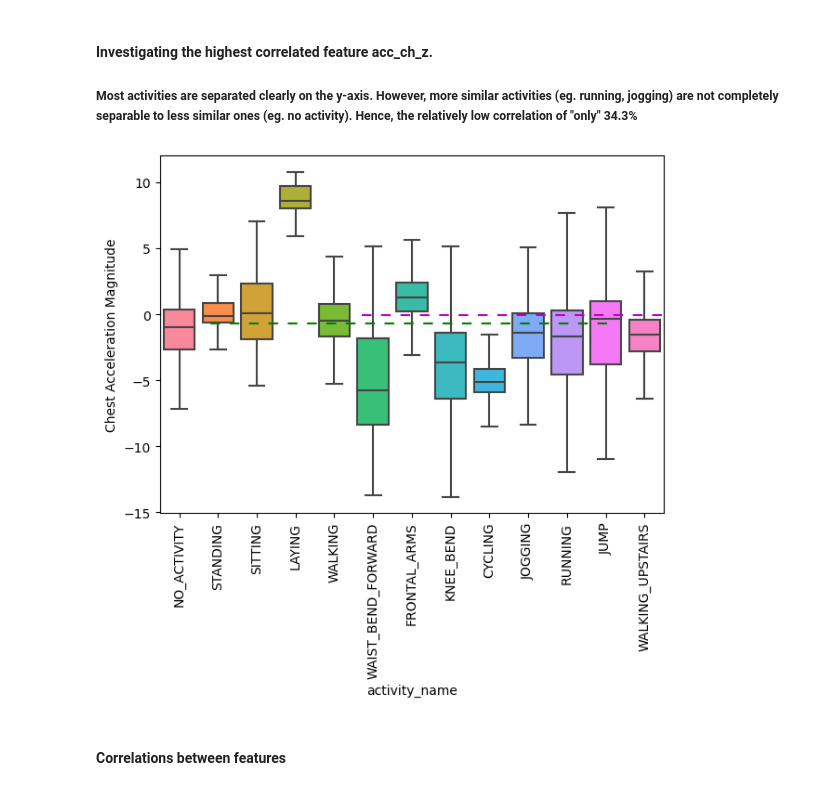
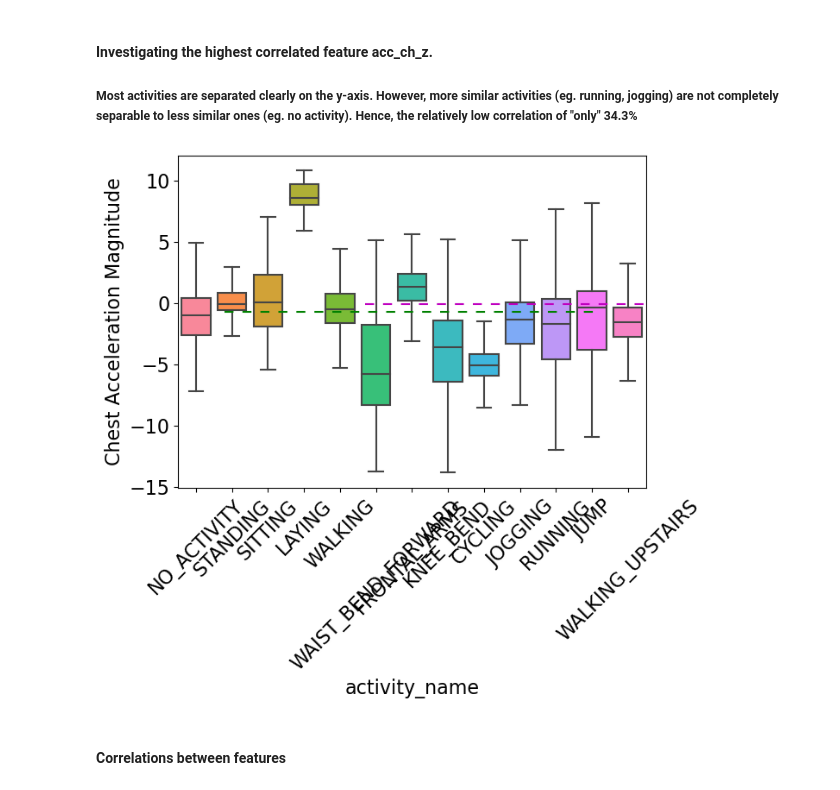
Before and after one commit to dimtsiamouras/measuring_bias_thesis, a Jupyter notebook: Exploratory Data Analysis.ipynb, the cells around one changed output. Cells and saved outputs as stored; diff of their text form; code cells hidden in the pictures.

```diff
--- a/Exploratory Data Analysis.ipynb
+++ b/Exploratory Data Analysis.ipynb
@@ -457,7 +579,7 @@ hand_temperature and chest_temperature: 0.7575141282482154
 ### - Dataset 2: UCI-HAR
 # %%
 #begin by loading the features
-path = '../human+activity+recognition+using+smartphones/UCI HAR Dataset/'
+path = './human+activity+recognition+using+smartphones/UCI HAR Dataset/'
 
 features = list()
 with open(path + 'features.txt') as f:
@@ -775,7 +939,7 @@ activity_mapping = {0: 'NO_ACTIVITY', 1: 'STANDING', 2: 'SITTING', 3: 'LAYING',
                     10: 'JOGGING', 11: 'RUNNING', 12: 'JUMP'}
 # %%
 for i in range(1, 11):
-    df_s = pd.read_csv(f'../mhealth+dataset/MHEALTHDATASET/mHealth_subject{i}.log', header=None, sep='\t')
+    df_s = pd.read_csv(f'./mhealth+dataset/MHEALTHDATASET/mHealth_subject{i}.log', header=None, sep='\t')
     df_s = df_s.loc[:, [0, 1, 2, 3, 4, 5, 6, 7, 8, 9, 10, 11, 12, 13, 14, 15, 16, 17, 18, 19, 20, 21, 22, 23]].rename(columns= {
         0: 'acc_ch_x',
         1: 'acc_ch_y',
@@ -985,16 +1178,22 @@ mag_rw_y: Correlation = 0.0754106050135653
 #### Investigating the highest correlated feature acc_ch_z.
 ##### Most activities are separated clearly on the y-axis. However, more similar activities (eg. running, jogging) are not completely separable to less similar ones (eg. no activity). Hence, the relatively low correlation of "only" 34.3%
 # %%
-plt.figure(figsize=(7,5))
+import matplotlib.pyplot as plt
+import seaborn as sns
+
+plt.figure(figsize=(7, 5))
 df_mhealth['activity_name'] = df_mhealth['activity_id'].map(activity_mapping)
-sns.boxplot(x='activity_name', y='acc_ch_z',data=df_mhealth, showfliers=False, saturation=1)
+sns.boxplot(x='activity_name', y='acc_ch_z', data=df_mhealth, showfliers=False, saturation=1)
 plt.ylabel('Chest Acceleration Magnitude')
-plt.axhline(y=-0.7, xmin=0.1, xmax=0.9,dashes=(5,5), c='g')
-plt.axhline(y=-0.05, xmin=0.4, dashes=(5,5), c='m')
-plt.xticks(rotation=90)
+plt.axhline(y=-0.7, xmin=0.1, xmax=0.9, dashes=(5, 5), c='g')
+plt.axhline(y=-0.05, xmin=0.4, dashes=(5, 5), c='m')
+
+# Rotate x-axis labels
+plt.tick_params(axis='x', rotation=45)
+
 plt.show()
 # %% [output]
-[figure, old version]
+[figure, new version]
 # %% [markdown]
 #### Correlations between features
 # %%
```
Also changed, not shown: parts of 44 cells of this notebook.
